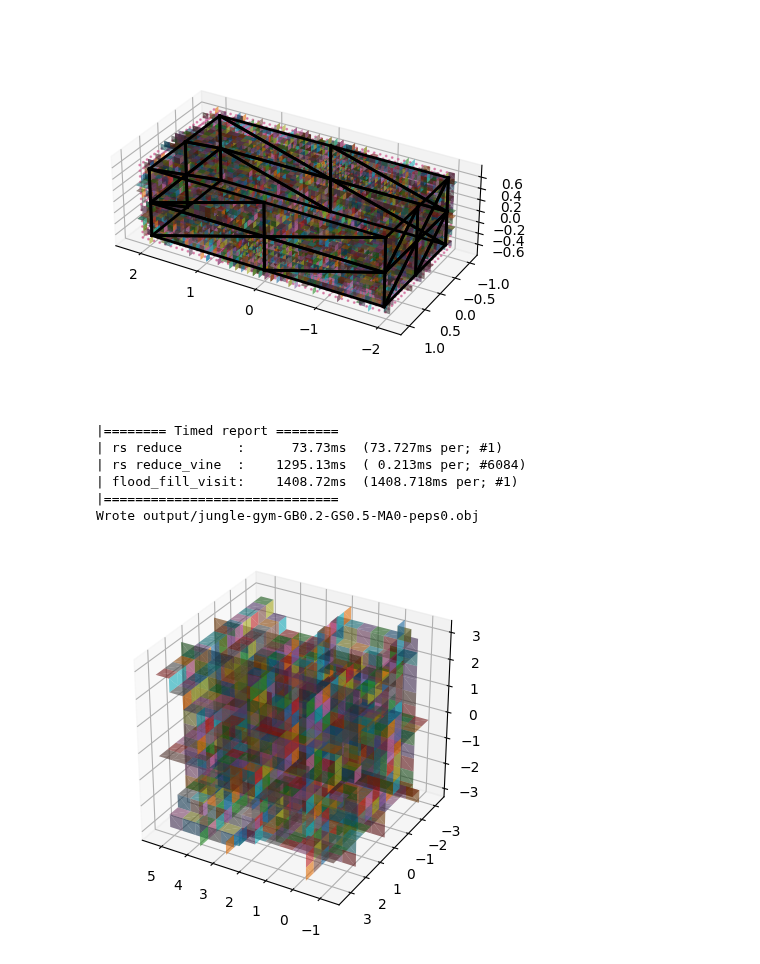
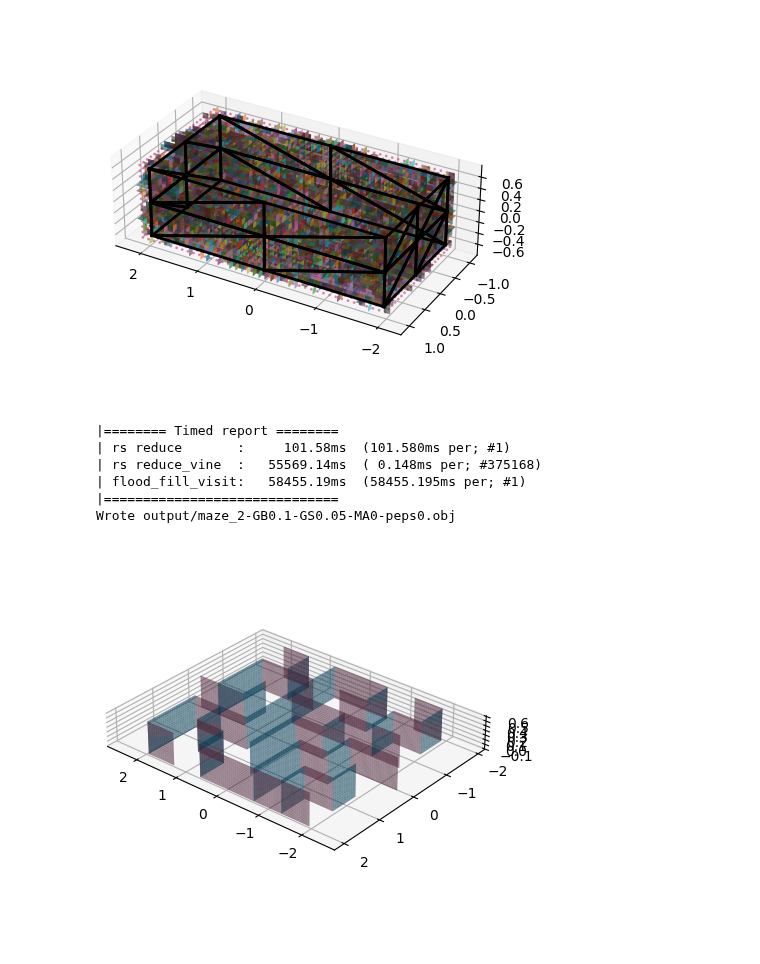
Before and after one commit to medial-ax/medial-ax, a Jupyter notebook: makethings.ipynb, the cells around one changed output. Cells and saved outputs as stored; diff of their text form; code cells hidden in the pictures.

```diff
--- a/makethings.ipynb
+++ b/makethings.ipynb
@@ -180,7 +167,7 @@ ourplot.plot_vineyard_results(our_complex, gridd, rs_faces, CameraOpt(azim=120,
 [figure]
 [figure]
 # %%
-example = ex.junglegym
+example = ex.maze
 
 our_complex = inp.read_obj(example.filename)
 gridd = grid.Grid3.from_complex(our_complex, example.grid_size, buffer=example.grid_buffer)
@@ -203,37 +190,39 @@ def visit(new_cell: Tuple[int,int,int], old_cell: Tuple[int,int,int]):
   else:
     new_point = gridd.coordinate(new_cell)
     with utils.Timed('rs reduce_vine'):
       rs_old_state = rs_states[old_cell]
       (rs_new_state, swaps) = mars.vineyards_123(rs_complex, rs_old_state, list(new_point))
       rs_swaps.append((old_cell, new_cell, swaps))
       rs_states[new_cell] = rs_new_state
 
 with utils.Timed('flood_fill_visit'):
   gridd.flood_fill_visit(gridd.center_index(), visit)
 utils.Timed.report()
 
 rs_faces = []
+rs_lines = []
 for (old_cell, new_cell, swaps) in rs_swaps:
   state_old = rs_states[old_cell]
   state_new = rs_states[new_cell]
 
   swaps = swaps.pyclone()
-  # swaps.prune_coboundary(rs_complex)
+  swaps.prune_coboundary(rs_complex)
   # swaps.prune_persistence(rs_complex, state_old, state_new, 0.01)
   if example.prune_dist is not None:
     swaps.prune_euclidian(rs_complex, example.prune_dist)
 
   swaps = list(filter(lambda t: t.dim == example.medial_axis, swaps.v))
+
   if 0 < len(swaps):
     rs_faces.append(gridd.dual_face(old_cell, new_cell))
 
-ourplot.plot_vineyard_results(our_complex, gridd, rs_faces, CameraOpt(azim=120, elev=30), skip_grid=True)
 export_obj(example, our_complex, rs_faces)
+fig, ax = ourplot.plot_vineyard_results(our_complex, gridd, rs_faces, CameraOpt(azim=130, elev=30), skip_grid=True, skip_cube=True)
 # %% [output]
 |======== Timed report ========
-| rs reduce       :      73.73ms  (73.727ms per; #1)
-| rs reduce_vine  :    1295.13ms  ( 0.213ms per; #6084)
-| flood_fill_visit:    1408.72ms  (1408.718ms per; #1)
+| rs reduce       :     101.58ms  (101.580ms per; #1)
+| rs reduce_vine  :   55569.14ms  ( 0.148ms per; #375168)
+| flood_fill_visit:   58455.19ms  (58455.195ms per; #1)
 |==============================
-Wrote output/jungle-gym-GB0.2-GS0.5-MA0-peps0.obj
+Wrote output/maze_2-GB0.1-GS0.05-MA0-peps0.obj
-[figure, old version]
+[figure, new version]
```
Also changed, not shown: parts of 2 cells of this notebook, 13 other files.
